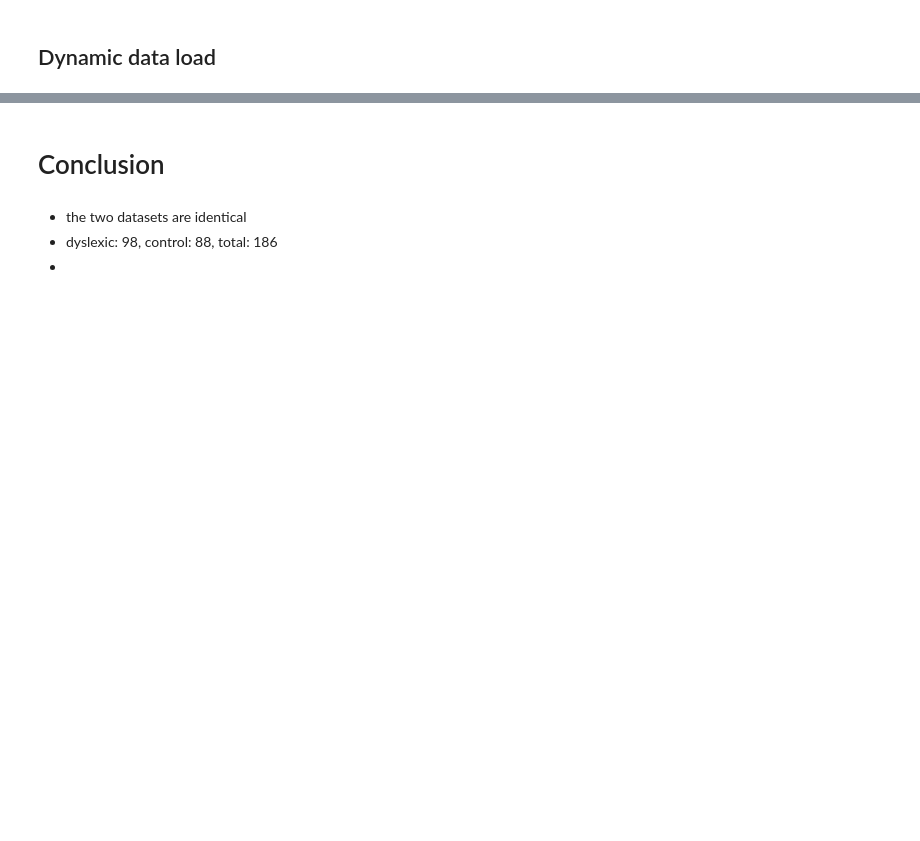
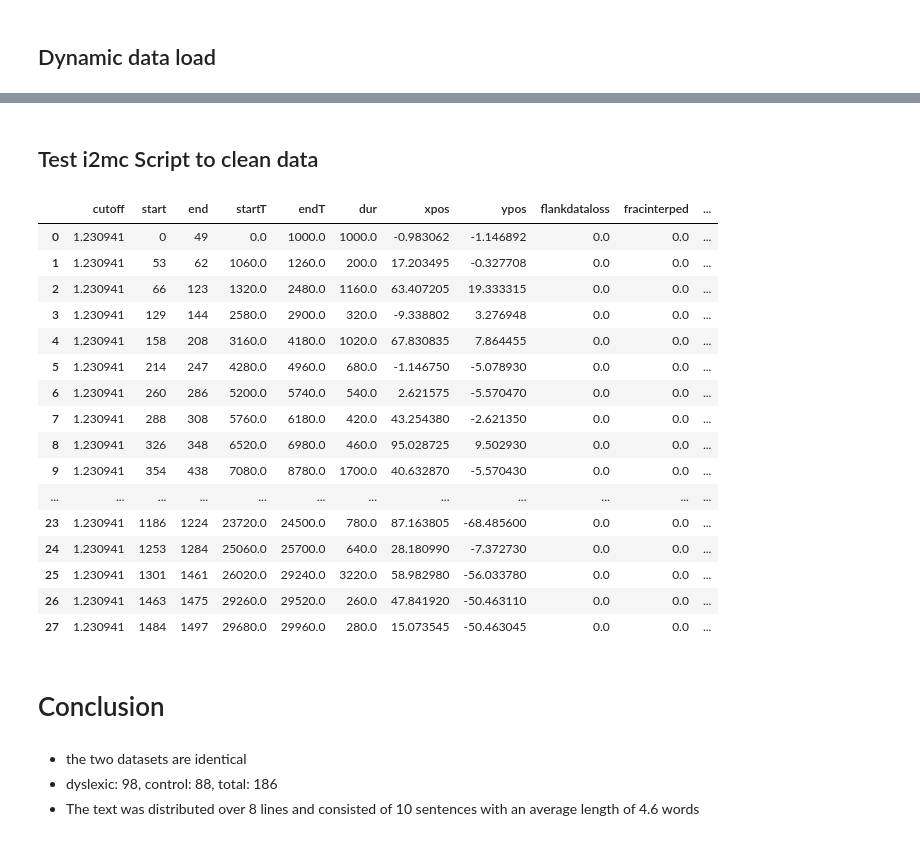
Before and after one commit to Maelle05/DyslexIA, a Jupyter notebook: data-exploration/Dataset-bis.ipynb, the cells around one changed output, grey strips where cells are left out. Saved outputs shown, nothing was run; the diff lists cells and outputs as text; code cells hidden in the pictures; blank space fills up the shorter version.

```diff
--- a/data-exploration/Dataset-bis.ipynb
+++ b/data-exploration/Dataset-bis.ipynb
@@ -211,6 +223,44 @@ plot_subject_data(my_subject)
+# %% [markdown]
+## Test i2mc Script to clean data
+# %%
+from scripts.process_eyetracking import run_i2mc
+
+my_subject = get_subject_data(False, 10)
+
+my_subject["data"]['time'] = my_subject["data"]['T'] * 1000
+my_subject["data"]['gaze_x_left'] = my_subject["data"]['LX']
+my_subject["data"]['gaze_y_left'] = my_subject["data"]['LY']
+my_subject["data"]['gaze_x_right'] = my_subject["data"]['RX']
+my_subject["data"]['gaze_y_right'] = my_subject["data"]['RY']
+
+df_i2mc =  pd.DataFrame(run_i2mc(my_subject["data"]))
+df_i2mc
+
+# my_subject_clean = df_i2mc[['xpos', 'ypos', 'dur']]
+# my_subject_clean
+
+# plt.plot(my_subject_clean["xpos"], my_subject_clean["ypos"])
+# %% [output]
+|  | cutoff | start | end | startT | endT | dur | xpos | ypos | flankdataloss | fracinterped | ... |
+| 0 | 1.230941 | 0 | 49 | 0.0 | 1000.0 | 1000.0 | -0.983062 | -1.146892 | 0.0 | 0.0 | ... |
+| 1 | 1.230941 | 53 | 62 | 1060.0 | 1260.0 | 200.0 | 17.203495 | -0.327708 | 0.0 | 0.0 | ... |
+| 2 | 1.230941 | 66 | 123 | 1320.0 | 2480.0 | 1160.0 | 63.407205 | 19.333315 | 0.0 | 0.0 | ... |
+| 3 | 1.230941 | 129 | 144 | 2580.0 | 2900.0 | 320.0 | -9.338802 | 3.276948 | 0.0 | 0.0 | ... |
+| 4 | 1.230941 | 158 | 208 | 3160.0 | 4180.0 | 1020.0 | 67.830835 | 7.864455 | 0.0 | 0.0 | ... |
+| 5 | 1.230941 | 214 | 247 | 4280.0 | 4960.0 | 680.0 | -1.146750 | -5.078930 | 0.0 | 0.0 | ... |
+| 6 | 1.230941 | 260 | 286 | 5200.0 | 5740.0 | 540.0 | 2.621575 | -5.570470 | 0.0 | 0.0 | ... |
+| 7 | 1.230941 | 288 | 308 | 5760.0 | 6180.0 | 420.0 | 43.254380 | -2.621350 | 0.0 | 0.0 | ... |
+| 8 | 1.230941 | 326 | 348 | 6520.0 | 6980.0 | 460.0 | 95.028725 | 9.502930 | 0.0 | 0.0 | ... |
+| 9 | 1.230941 | 354 | 438 | 7080.0 | 8780.0 | 1700.0 | 40.632870 | -5.570430 | 0.0 | 0.0 | ... |
+| ... | ... | ... | ... | ... | ... | ... | ... | ... | ... | ... | ... |
+| 23 | 1.230941 | 1186 | 1224 | 23720.0 | 24500.0 | 780.0 | 87.163805 | -68.485600 | 0.0 | 0.0 | ... |
+| 24 | 1.230941 | 1253 | 1284 | 25060.0 | 25700.0 | 640.0 | 28.180990 | -7.372730 | 0.0 | 0.0 | ... |
+| 25 | 1.230941 | 1301 | 1461 | 26020.0 | 29240.0 | 3220.0 | 58.982980 | -56.033780 | 0.0 | 0.0 | ... |
+| 26 | 1.230941 | 1463 | 1475 | 29260.0 | 29520.0 | 260.0 | 47.841920 | -50.463110 | 0.0 | 0.0 | ... |
+| 27 | 1.230941 | 1484 | 1497 | 29680.0 | 29960.0 | 280.0 | 15.073545 | -50.463045 | 0.0 | 0.0 | ... |
 # %% [markdown]
 # Conclusion
 # %% [markdown]
 - the two datasets are identical
 - dyslexic: 98, control: 88, total: 186
--
+- The text was distributed over 8 lines and consisted of 10 sentences with an average length of 4.6 words
```
Also changed, not shown: parts of 4 cells of this notebook, 2 other files.
